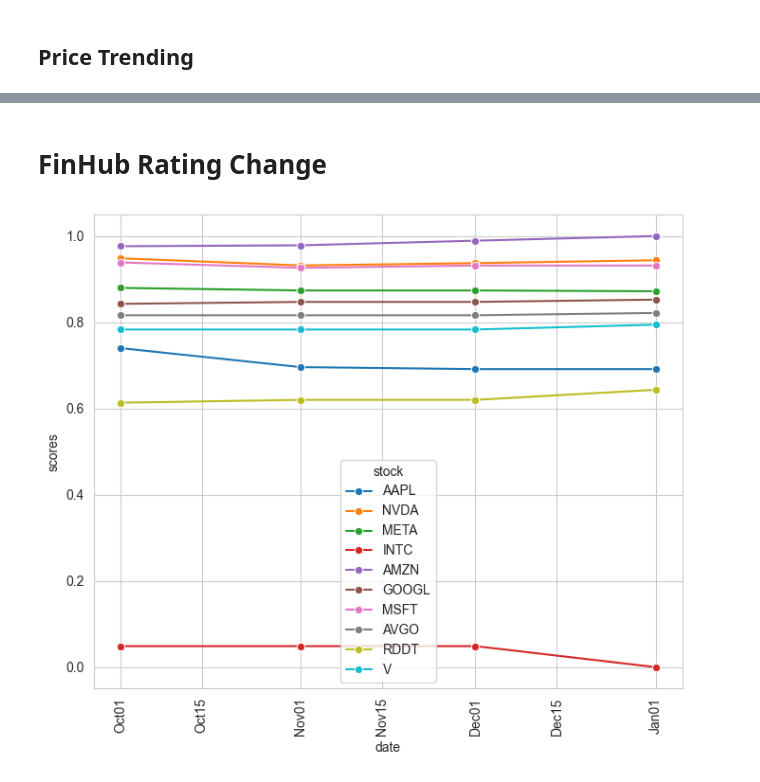
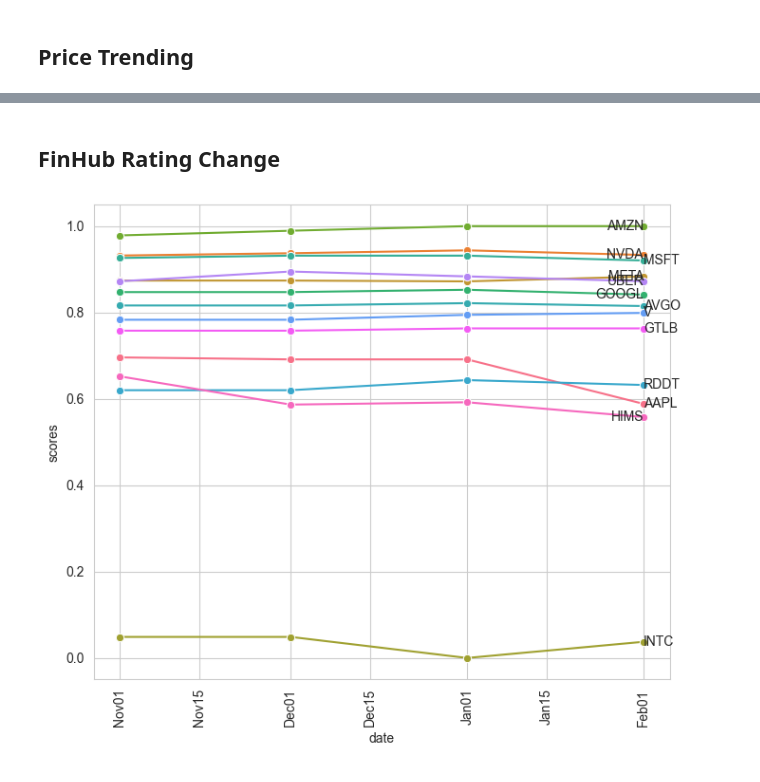
Before and after one commit to jmarul1/ReinforcementLearning, a Jupyter notebook: examples/next.ipynb, the cells around one changed output, grey strips where cells are left out. Drawn from its saved outputs; the diff is of its cells as text; code cells hidden in the pictures.

```diff
--- a/examples/next.ipynb
+++ b/examples/next.ipynb
@@ -60,11 +64,12 @@ tight_layout()
 # %%
 sns.set_style("whitegrid")
 today = datetime.now().strftime("options_%Y.%m.%d")
-fig, ax = subplots(nrows=2,ncols=5,figsize=(14,6)); ax = ax.reshape(-1)
+fig, ax = subplots(nrows=2,ncols=7,figsize=(20,6)); ax = ax.reshape(-1)
 today_calls = [];
 for idx, stock in enumerate(stocksObj):
-    calls,puts = stock.options.sumarize_calls(weights={}), stock.options.sumarize_puts()
+    calls,puts = stock.options.sumarize_calls(weights=weights), stock.options.sumarize_puts()
     calls[OptionsEnum.PROJECTED_PRICE_v1] = (calls.loc[:,OptionsEnum.PROJECTED_PRICE_v1]/stock.info['currentPrice'] - 1)*100
+    calls[OptionsEnum.PROJECTED_PRICE_v0] = (calls.loc[:,OptionsEnum.PROJECTED_PRICE_v0]/stock.info['currentPrice'] - 1)*100
     sns.lineplot(calls,x=OptionsEnum.EXPIRATION,y=OptionsEnum.PROJECTED_PRICE_v1,marker="o",ax=ax[idx])
     ax[idx].set(title=f"{stock.symbol} ({stock.info['currentPrice']}) {stock.info['recommendationKey']}",ylabel="price_increase (%)", xlabel="")#, ylim=ylim);
     dates = [dd.strftime("%b%d") for dd in calls[OptionsEnum.EXPIRATION.value]]
@@ -78,15 +144,14 @@ tight_layout()
 # %%
 # GET THE DATA
 news, rratings, fratings, recom = [], [], [], []
-stocks = ["AAPL","NVDA","META","INTC","AMZN","GOOGL","MSFT","AVGO", "RDDT", "V"]
-for idx, symbol in enumerate(stocks):
+for idx, symbol in enumerate(screen_stocks):
     stock = Stock(symbol)
     rratings.append(stock.robinhood_ratings[0].to_frame())
     fratings.append(stock.finhub_ratings[0].to_frame())
     recom.append(stock.info["recommendationKey"])
-robin_ratings = concat(rratings); robin_ratings.index = stocks
-fin_ratings = concat(fratings); fin_ratings.index = stocks
-recom = DataFrame(recom, index=stocks)
+robin_ratings = concat(rratings); robin_ratings.index = screen_stocks
+fin_ratings = concat(fratings); fin_ratings.index = screen_stocks
+recom = DataFrame(recom, index=screen_stocks)
 # %%
 # SCORE LATEST
 robin_results, fin_results = [],[]; weights = arange(0,1.1,0.1);
@@ -109,10 +174,10 @@ sns.barplot(results, x="stock", y="scores", hue="src", gap=0.01, ax=ax, hue_orde
 lines = ax.get_lines()
 for idx, line in enumerate(lines):
     x = line.get_xdata()[0]
-    name = stocks[idx%10]; src = names[0 if idx < 10 else 1]
+    name = screen_stocks[idx%len(screen_stocks)]; src = names[0 if idx < len(screen_stocks) else 1]
     value = all_vals.loc[(src, name),"scores"]
     rmd = recom.loc[name]
-    if idx < 10:
+    if idx < len(screen_stocks):
         text = ax.text(x, value, f'{value:.2f}\n{name}\n{rmd.iloc[0]}', ha='center', va='center',fontweight='bold', color='black')
     else :
         text = ax.text(x, value, f'{value:.2f}', ha='center', va='center',fontweight='bold', color='black')
@@ -123,16 +185,0 @@ for idx, line in enumerate(lines):
-# %%
-date = datetime(2025,1,31).date()
-fig, ax = subplots(nrows=3,ncols=4,figsize=(18,12)); ax = ax.reshape(-1)
-to_plot = OptionsEnum.VOLUME
-for idx, stock in enumerate(stocksObj):
-    calls = stock.options.calls.dropna(); puts = stock.options.puts.dropna()
-    calls = calls[(calls[OptionsEnum.EXPIRATION.value] == date) & (calls[to_plot] > 0)]
-    puts = puts[(puts[OptionsEnum.EXPIRATION.value] == date) & (puts[to_plot] > 0)]
-    sns.lineplot(calls,x=OptionsEnum.STRIKE,y=to_plot,marker=".",ax=ax[idx])
-    sns.lineplot(puts,x=OptionsEnum.STRIKE,y=to_plot,marker=".",ax=ax[idx], color="red")
-    for _ax in [ax[idx]]:
-        _ax.set(title=f"{stock.symbol} ({stock.info['currentPrice']}) {stock.info['recommendationKey']}",ylabel=f"{to_plot}", xlabel="strike", yscale="log")
-        _ax.grid(color="black")
-        _ax.xaxis.set_minor_locator(AutoMinorLocator(5)); _ax.xaxis.set_tick_params(which='minor',gridOn=True);
-        _ax.legend(["calls",None, "puts", None])
-tight_layout()
@@ -141,20 +186,23 @@ tight_layout()
 # %% [markdown]
-# FinHub Rating Change
+## FinHub Rating Change
 # %%
 # GET THE DATA
 fratings = []
-stocks = ["AAPL","NVDA","META","INTC","AMZN","GOOGL","MSFT","AVGO", "RDDT", "V"]
-for idx, symbol in enumerate(stocks):
+for idx, symbol in enumerate(screen_stocks):
     stock = Stock(symbol)
     _fratings = concat(rating.to_frame() for rating in stock.finhub_ratings)
     _fratings["stock"] = symbol
     fratings.append(_fratings)
 fin_ratings = concat(fratings).reset_index(drop=True);
 scr = RatingsScorer(hold_weight=0.5)
 fin_ratings["scores"] = 1 - scr(fin_ratings)
 fig, ax = subplots(nrows=1,ncols=1,figsize=(7,6));
 sns.lineplot(fin_ratings,x="date",y="scores",marker="o",ax=ax, hue="stock")
+for idx,(ss,_names) in enumerate(fin_ratings.sort_values("scores")[["date","scores","stock"]].groupby("stock")):
+    x,y = _names.sort_values("date", ascending=False)[["date","scores"]].iloc[0]
+    ax.text(x,y,ss,ha=("left" if idx%2 == 0 else "right"), va="center")
+ax.legend().set_visible(False)
 [xx.set_rotation(90) for xx in ax.get_xticklabels()]; ax.xaxis.set_major_formatter(DateFormatter("%b%d"))
 tight_layout()
 # %% [output]
-[figure, old version]
+[figure, new version]
```
Also changed, not shown: parts of 18 cells of this notebook, 1 other file.
